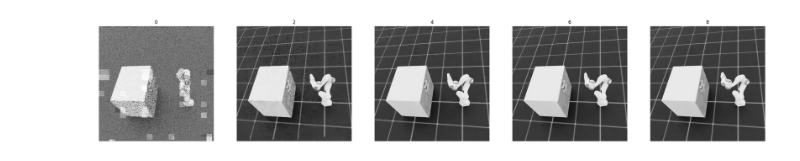
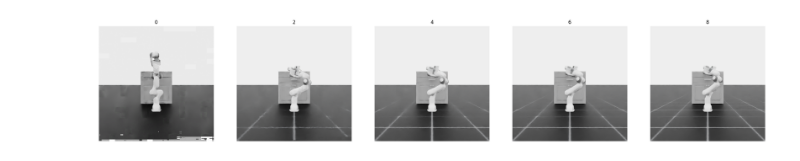
Before and after one commit to levi-kennedy/IsaacLab, a Jupyter notebook: source/vlmrew/franka_cabinet/gpt_experiments.ipynb, the cells around one changed output. Cells and saved outputs as stored; diff of their text form; code cells hidden in the pictures.

```diff
--- a/source/vlmrew/franka_cabinet/gpt_experiments.ipynb
+++ b/source/vlmrew/franka_cabinet/gpt_experiments.ipynb
@@ -40,16 +40,19 @@ def get_b64_images(img_dir_path):
             images_b64.append(encode_image(os.path.join(img_dir_path, file)))
     return images, images_b64
 # %%
+img_dir_path = "/home/levi/projects/IsaacLab/source/vlmrew/dev_images/p13"
+images, images_b64 = get_b64_images(img_dir_path)
+
 # plot the images in a single plot using matplotlib
 img_plot_idx = list(range(0,10,2))
 images_sub = [image for i, image in enumerate(images) if i in img_plot_idx]
 fig, axs = plt.subplots(1, len(images_sub), figsize=(30, 30))
 for i, image in enumerate(images_sub):
     axs[i].imshow(image)
     axs[i].axis("off")
     axs[i].set_title(img_plot_idx[i])
 # %% [output]
-[figure, old version]
+[figure, new version]
 # %%
 def get_gpt_message(ref_image_b64, eval_image_b64):
     message = [
```
Also changed, not shown: parts of 27 cells of this notebook, 2 other files.
